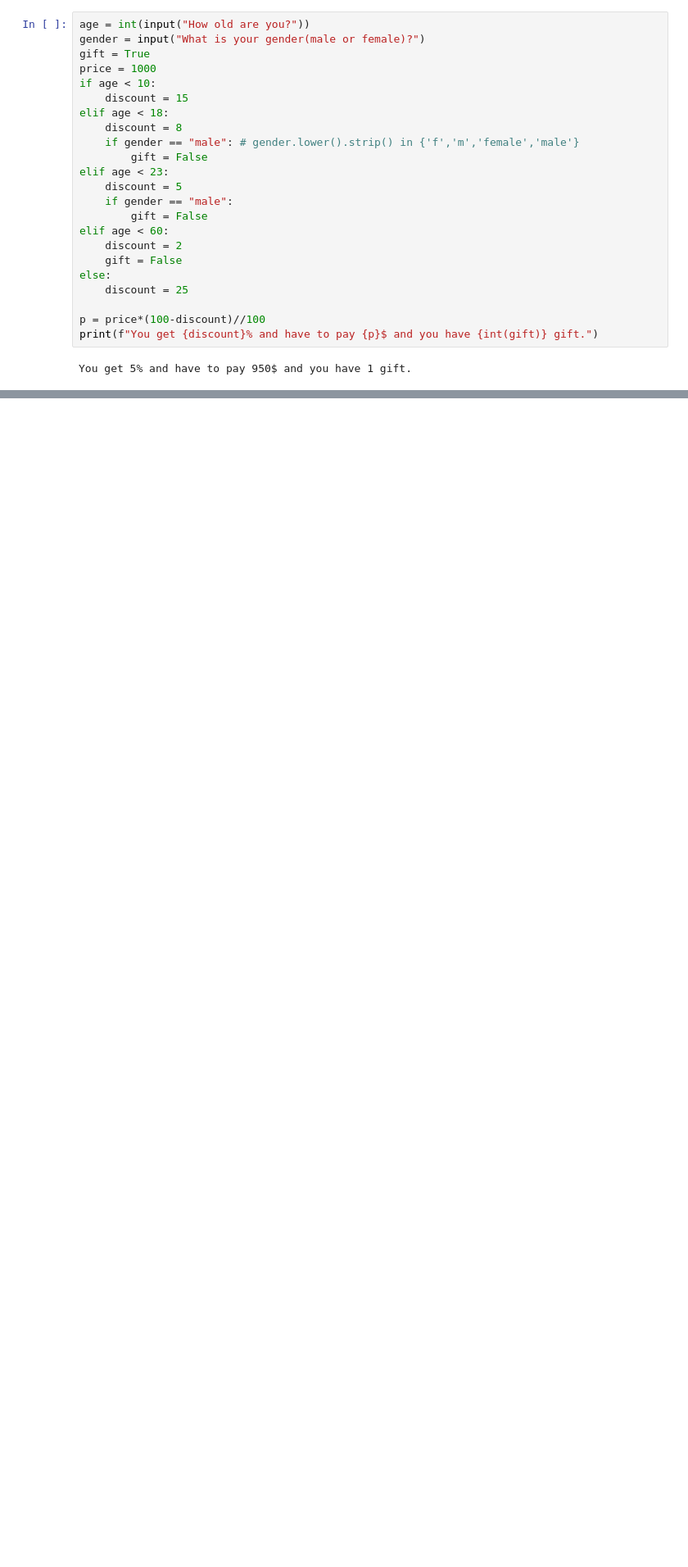
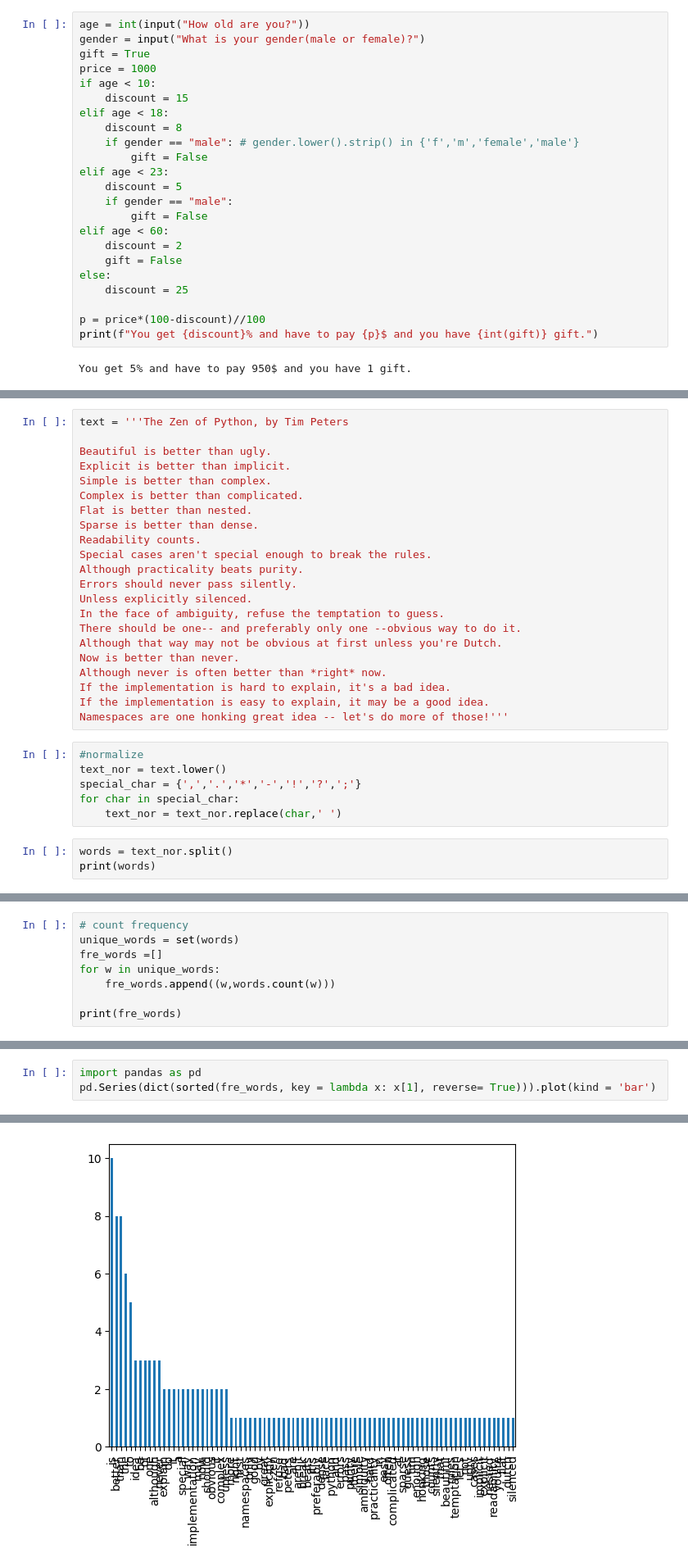
Before and after one commit to ntlong-NEU/DSEB66B, a Jupyter notebook: Lecture_5.ipynb, the cells around one changed output, grey strips where cells are left out. Shown at 82% size. Saved outputs shown, nothing was run; the diff lists cells and outputs as text; blank space fills up the shorter version.

```diff
--- a/Lecture_5.ipynb
+++ b/Lecture_5.ipynb
@@ -66,0 +111,31 @@ You get 5% and have to pay 950$ and you have 1 gift.
+# %%
+text = '''The Zen of Python, by Tim Peters
+
+Beautiful is better than ugly.
+Explicit is better than implicit.
+Simple is better than complex.
+Complex is better than complicated.
+Flat is better than nested.
+Sparse is better than dense.
+Readability counts.
+Special cases aren't special enough to break the rules.
+Although practicality beats purity.
+Errors should never pass silently.
+Unless explicitly silenced.
+In the face of ambiguity, refuse the temptation to guess.
+There should be one-- and preferably only one --obvious way to do it.
+Although that way may not be obvious at first unless you're Dutch.
+Now is better than never.
+Although never is often better than *right* now.
+If the implementation is hard to explain, it's a bad idea.
+If the implementation is easy to explain, it may be a good idea.
+Namespaces are one honking great idea -- let's do more of those!'''
+# %%
+#normalize
+text_nor = text.lower()
+special_char = {',','.','*','-','!','?',';'}
+for char in special_char:
+    text_nor = text_nor.replace(char,' ')
+# %%
+words = text_nor.split()
+print(words)
@@ -66,0 +144,8 @@ You get 5% and have to pay 950$ and you have 1 gift.
+# %%
+# count frequency
+unique_words = set(words)
+fre_words =[]
+for w in unique_words:
+    fre_words.append((w,words.count(w)))
+
+print(fre_words)
@@ -66,0 +154,4 @@ You get 5% and have to pay 950$ and you have 1 gift.
+# %%
+import pandas as pd
+pd.Series(dict(sorted(fre_words, key = lambda x: x[1], reverse= True))).plot(kind = 'bar')
+# %% [output]
@@ -66,0 +159 @@ You get 5% and have to pay 950$ and you have 1 gift.
+[figure, added]
```
Also changed, not shown: parts of 6 cells of this notebook.
